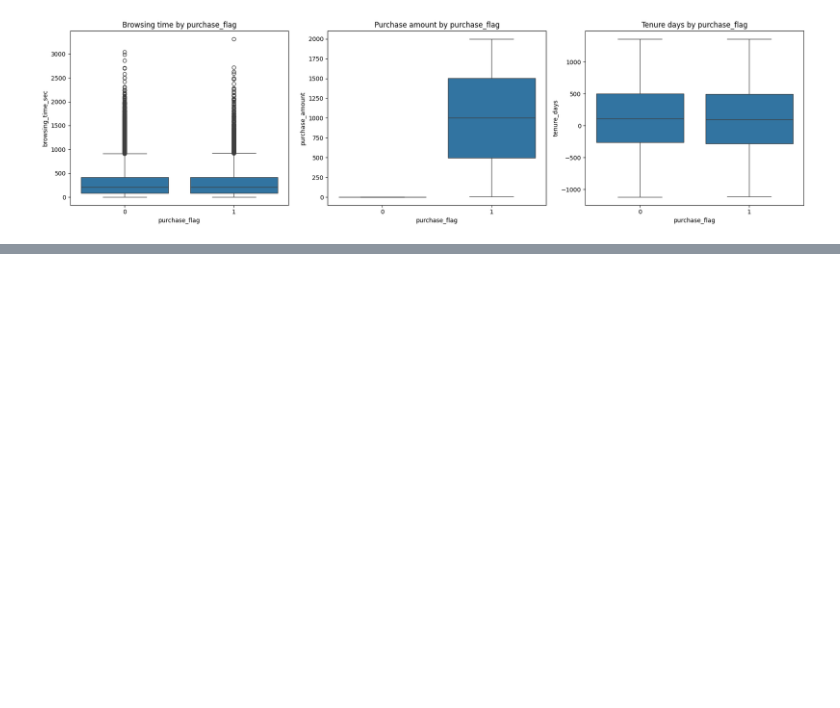
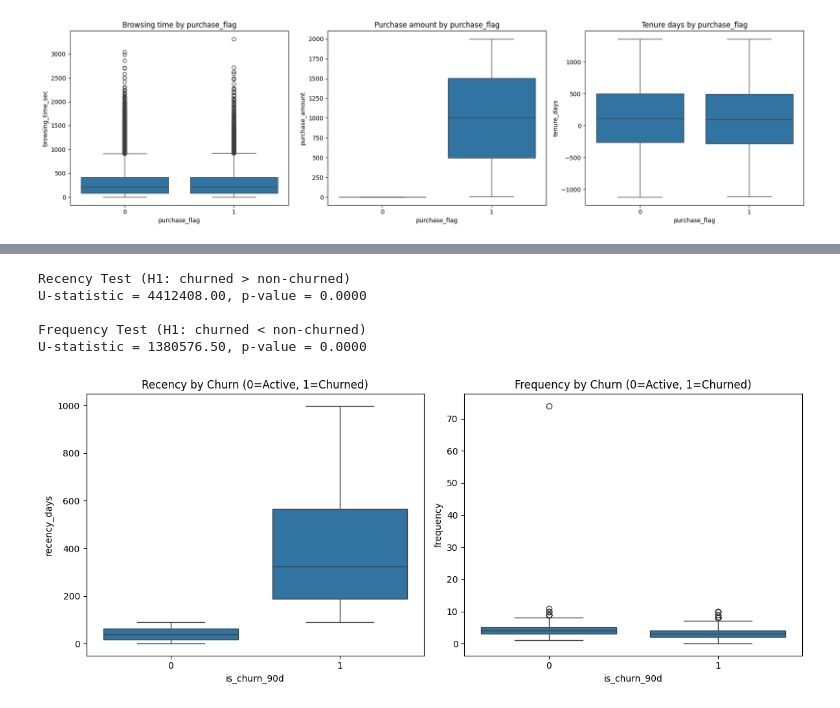
Before and after one commit to EfyaDufie2020/Analyzing-Customer-Behavior-for-E-commerce-Insights, a Jupyter notebook: E-commerce.ipynb, the cells around one changed output, grey strips where cells are left out. Drawn from its saved outputs; the diff is of its cells as text; code cells hidden in the pictures; blank space fills up the shorter version.

Commit message:
Data preparation, Modelling , Evaluation & Deployment

```diff
--- a/E-commerce.ipynb
+++ b/E-commerce.ipynb
@@ -849,0 +907,39 @@ Tuesday       7158       2104   0.293937
+# %%
+# Hypothesis Testing: Churn vs Recency & Frequency
+
+# Split groups
+churned     = cust[cust['is_churn_90d'] == 1]
+non_churned = cust[cust['is_churn_90d'] == 0]
+
+# --- Hypothesis Tests ---
+
+# 1) Recency: Expect churned > non-churned
+stat_r, p_r = mannwhitneyu(churned['recency_days'], non_churned['recency_days'], alternative='greater')
+
+# 2) Frequency: Expect churned < non-churned
+stat_f, p_f = mannwhitneyu(churned['frequency'], non_churned['frequency'], alternative='less')
+
+print("Recency Test (H1: churned > non-churned)")
+print(f"U-statistic = {stat_r:.2f}, p-value = {p_r:.4f}")
+
+print("\nFrequency Test (H1: churned < non-churned)")
+print(f"U-statistic = {stat_f:.2f}, p-value = {p_f:.4f}")
+
+# --- Quick Visuals ---
+fig, axes = plt.subplots(1, 2, figsize=(12,5))
+
+sns.boxplot(x='is_churn_90d', y='recency_days', data=cust, ax=axes[0])
+axes[0].set_title('Recency by Churn (0=Active, 1=Churned)')
+
+sns.boxplot(x='is_churn_90d', y='frequency', data=cust, ax=axes[1])
+axes[1].set_title('Frequency by Churn (0=Active, 1=Churned)')
+
+plt.tight_layout()
+plt.show()
+# %% [output]
+Recency Test (H1: churned > non-churned)
+U-statistic = 4412408.00, p-value = 0.0000
+
+Frequency Test (H1: churned < non-churned)
+U-statistic = 1380576.50, p-value = 0.0000
+[figure, added]
```
Also changed, not shown: parts of 30 cells of this notebook, 2 other files.
